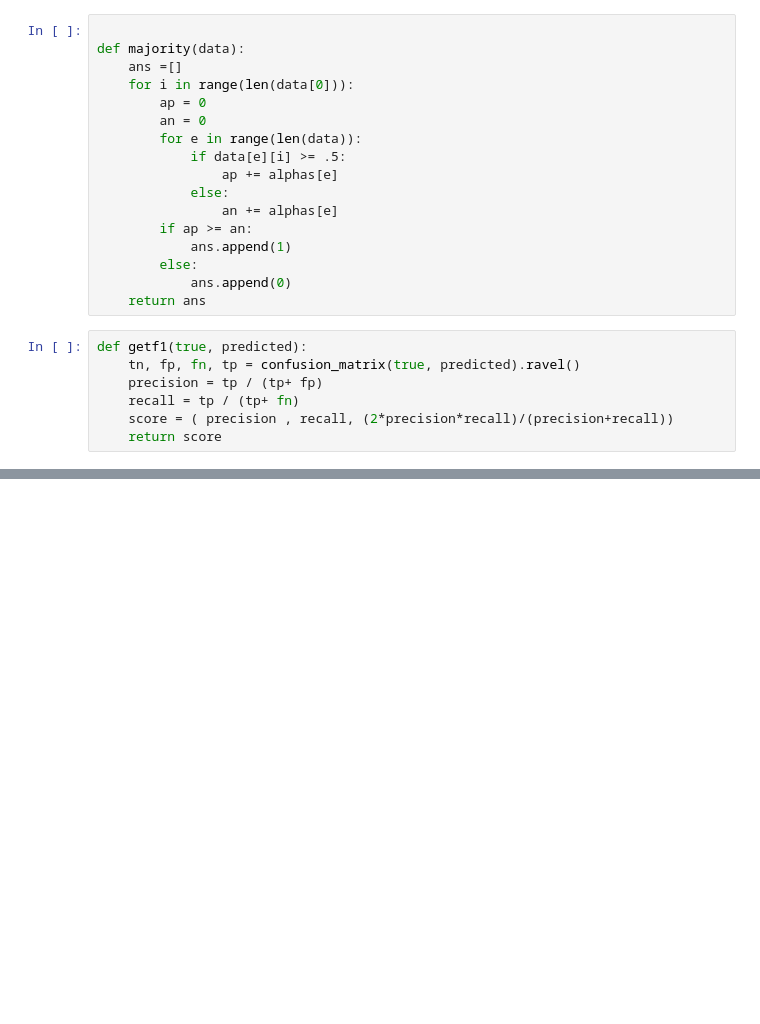
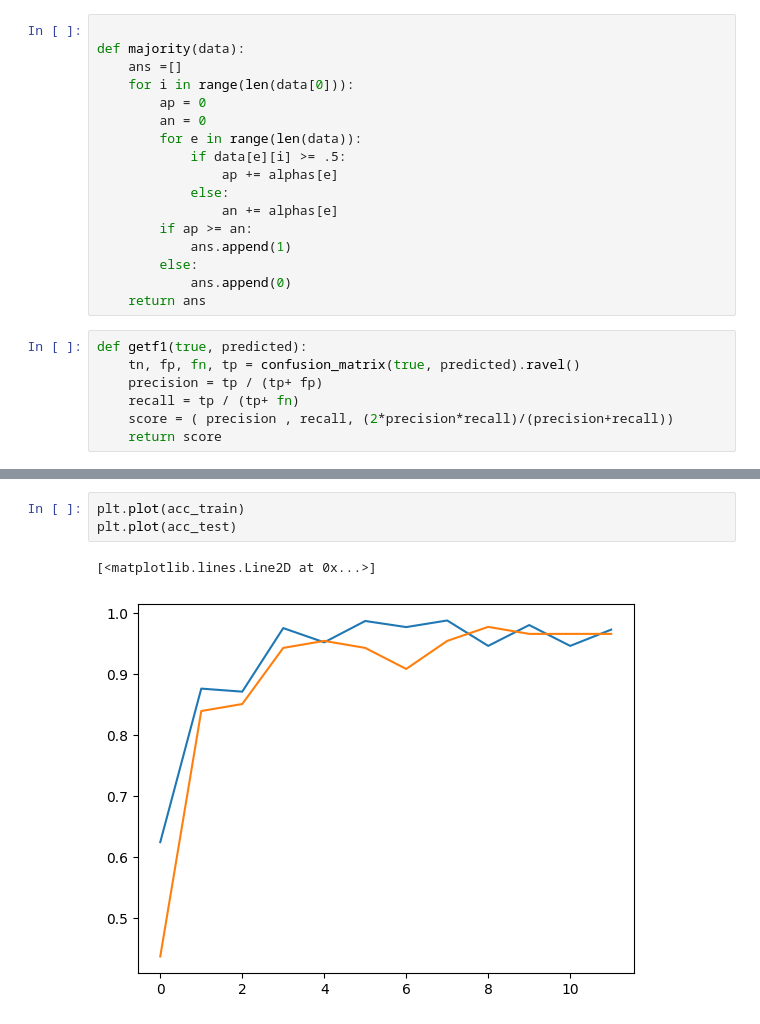
Before and after one commit to bhaba-ranjan/ada-boosting, a Jupyter notebook: boosting-ann.ipynb, the cells around one changed output, grey strips where cells are left out. Drawn from its saved outputs; the diff is of its cells as text; blank space fills up the shorter version.

```diff
--- a/boosting-ann.ipynb
+++ b/boosting-ann.ipynb
@@ -511,0 +555,6 @@ plt.plot([i[2] for i in f1_test])
+# %%
+plt.plot(acc_train)
+plt.plot(acc_test)
+# %% [output]
+[<matplotlib.lines.Line2D at 0x...>]
+[figure, added]
```
Also changed, not shown: parts of 21 cells of this notebook.
